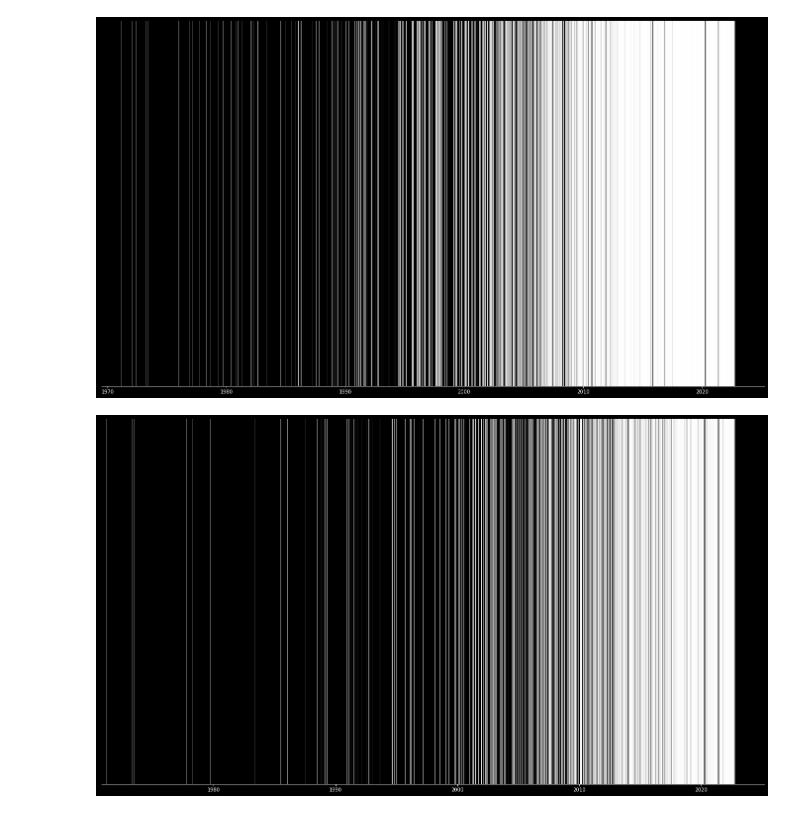
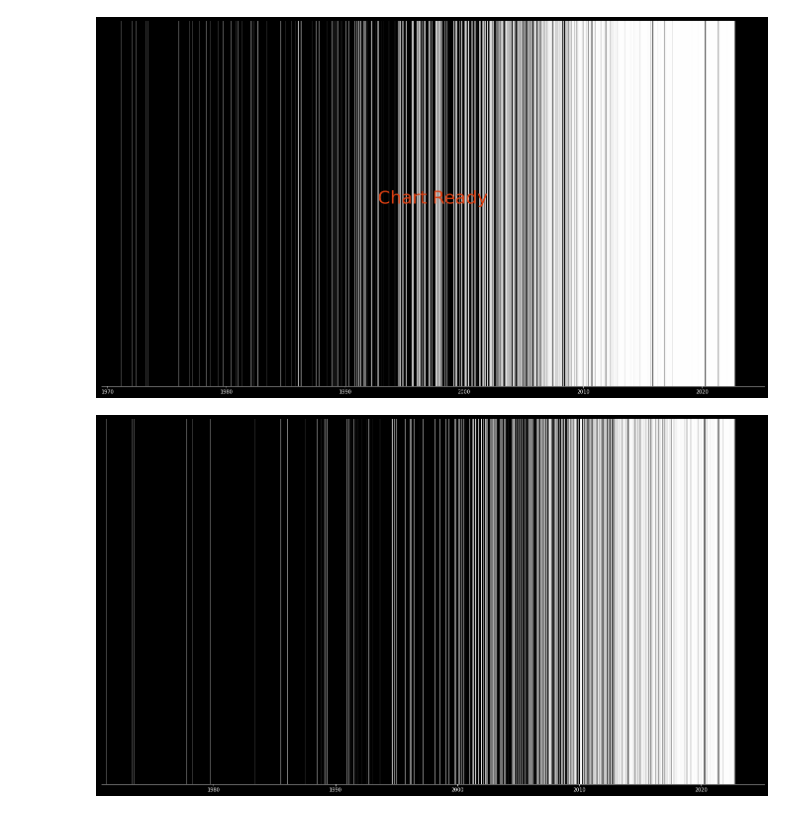
Before and after one commit to JuliusStein/kanoon_transcript_nlp, a Jupyter notebook: python_plotting/pyplot.ipynb, the cells around one changed output. Cells and saved outputs as stored; diff of their text form; code cells hidden in the pictures.

```diff
--- a/python_plotting/pyplot.ipynb
+++ b/python_plotting/pyplot.ipynb
@@ -16,34 +16,44 @@ caseFrame.head()
 # %%
 import datetime as dt
 import numpy as np
 from matplotlib.pyplot import figure
 
 fig = plt.gcf()
 fig.set_size_inches(24, 13.6)
 frame1 = fig.gca()
 frame1.axes.get_yaxis().set_visible(False)
 frame1.set_facecolor((0, 0, 0))
 fig.patch.set_facecolor('xkcd:black')
 frame1.spines['bottom'].set_color('white')
 frame1.xaxis.label.set_color('white')
 frame1.tick_params(axis='x', colors='white')
 
 
 for index, row in caseFrame.iterrows():
     date = row['date']
     year, month, day = map(int,date.split("-"))
     if(year>1970):
         if(row['resultCode'] != "U"):
             try:
                 plt.axvline(dt.datetime(year, month, day), color="white",linewidth=0.5)
             except:
                 print("Y:",year,"M:",month,"D:",day,"failed")
 
+annot_x = (plt.xlim()[1] + plt.xlim()[0])/2
+annot_y = (plt.ylim()[1] + plt.ylim()[0])/2
+
+txt = frame1.text(annot_x, annot_y, "Chart Ready",
+              ha='center', fontsize=36, color='#DD4012')
+
+def hover(event):
+    txt.set_text("")
+
+fig.canvas.mpl_connect("motion_notify_event", hover)
 plt.show()
 
 #fig.savefig('fig1.png', dpi=200)
 # %% [output]
-[figure, old version]
+[figure, new version]
 # %%
 fig = plt.gcf()
 fig.set_size_inches(24, 13.6)
```
Also changed, not shown: parts of 7 cells of this notebook, 8 other files.
